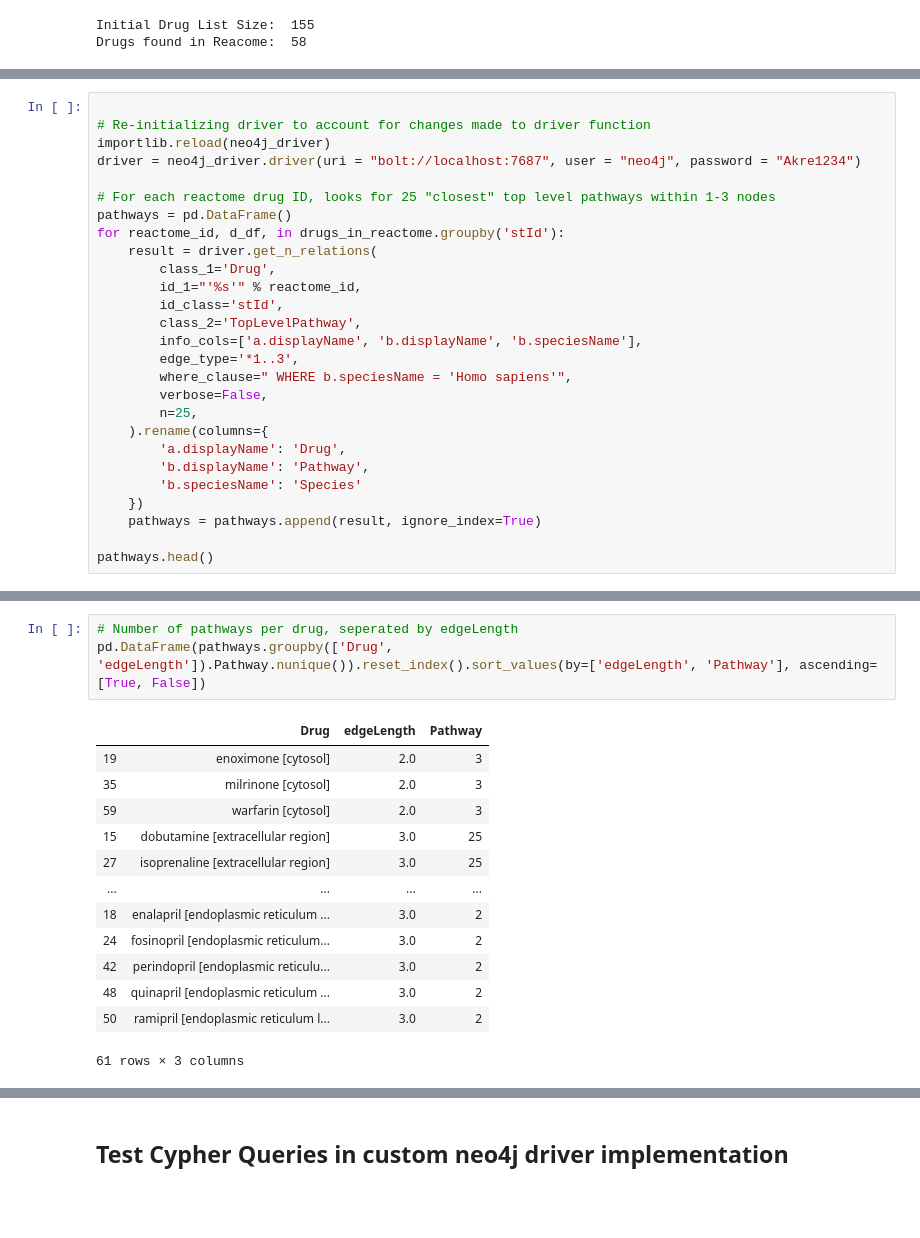
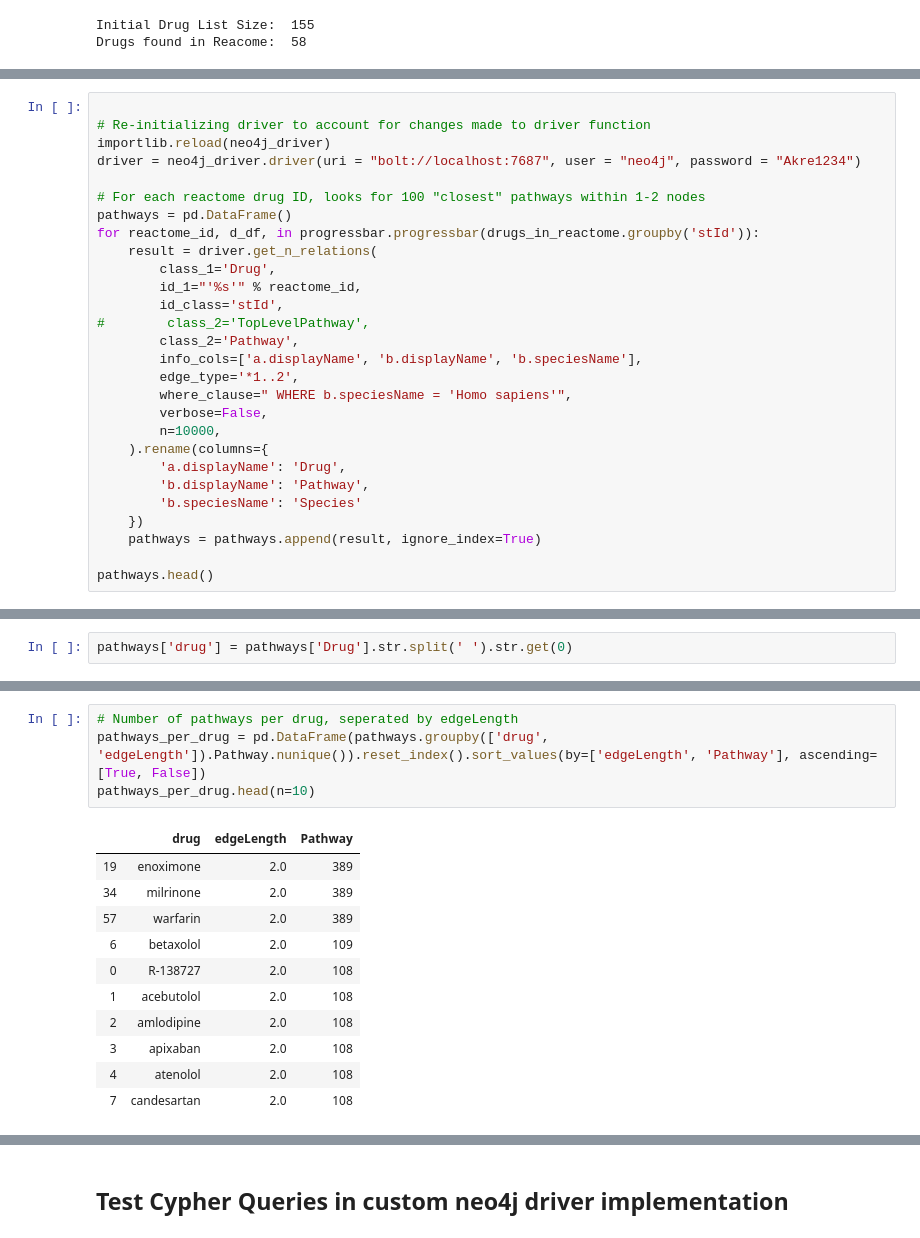
Before and after one commit to pinglab-intern/caseolap-pipeline, a Jupyter notebook: Explore_Drug_chemical_OxStress.ipynb, the cells around one changed output, grey strips where cells are left out. Drawn from its saved outputs; the diff is of its cells as text; blank space fills up the shorter version.

```diff
--- a/Explore_Drug_chemical_OxStress.ipynb
+++ b/Explore_Drug_chemical_OxStress.ipynb
@@ -92,19 +95,20 @@ Drugs found in Reacome:  58
 importlib.reload(neo4j_driver)
 driver = neo4j_driver.driver(uri = "bolt://localhost:7687", user = "neo4j", password = "Akre1234")
 
-# For each reactome drug ID, looks for 25 "closest" top level pathways within 1-3 nodes
+# For each reactome drug ID, looks for 100 "closest" pathways within 1-2 nodes
 pathways = pd.DataFrame()
-for reactome_id, d_df, in drugs_in_reactome.groupby('stId'):
+for reactome_id, d_df, in progressbar.progressbar(drugs_in_reactome.groupby('stId')):
     result = driver.get_n_relations(
         class_1='Drug',
         id_1="'%s'" % reactome_id,
         id_class='stId',
-        class_2='TopLevelPathway',
+#        class_2='TopLevelPathway',
+        class_2='Pathway',
         info_cols=['a.displayName', 'b.displayName', 'b.speciesName'],
-        edge_type='*1..3',
+        edge_type='*1..2',
         where_clause=" WHERE b.speciesName = 'Homo sapiens'",
         verbose=False,
-        n=25,
+        n=10000,
     ).rename(columns={
         'a.displayName': 'Drug',
         'b.displayName': 'Pathway',
@@ -123,2 +128,4 @@ pathways.head()
+# %%
+pathways['drug'] = pathways['Drug'].str.split(' ').str.get(0)
 # %%
 # Number of drugs per pathway, seperated by edgelength
@@ -145,17 +146,16 @@ pd.DataFrame(pathways.groupby(['Pathway', 'edgeLength']).Drug.nunique())
 # %%
 # Number of pathways per drug, seperated by edgeLength
-pd.DataFrame(pathways.groupby(['Drug', 'edgeLength']).Pathway.nunique()).reset_index().sort_values(by=['edgeLength', 'Pathway'], ascending=[True, False])
+pathways_per_drug = pd.DataFrame(pathways.groupby(['drug', 'edgeLength']).Pathway.nunique()).reset_index().sort_values(by=['edgeLength', 'Pathway'], ascending=[True, False])
+pathways_per_drug.head(n=10)
 # %% [output]
-|  | Drug | edgeLength | Pathway |
-| 19 | enoximone [cytosol] | 2.0 | 3 |
-| 35 | milrinone [cytosol] | 2.0 | 3 |
-| 59 | warfarin [cytosol] | 2.0 | 3 |
-| 15 | dobutamine [extracellular region] | 3.0 | 25 |
-| 27 | isoprenaline [extracellular region] | 3.0 | 25 |
-| ... | ... | ... | ... |
-| 18 | enalapril [endoplasmic reticulum ... | 3.0 | 2 |
-| 24 | fosinopril [endoplasmic reticulum... | 3.0 | 2 |
-| 42 | perindopril [endoplasmic reticulu... | 3.0 | 2 |
-| 48 | quinapril [endoplasmic reticulum ... | 3.0 | 2 |
-| 50 | ramipril [endoplasmic reticulum l... | 3.0 | 2 |
+|  | drug | edgeLength | Pathway |
+| 19 | enoximone | 2.0 | 389 |
+| 34 | milrinone | 2.0 | 389 |
+| 57 | warfarin | 2.0 | 389 |
+| 6 | betaxolol | 2.0 | 109 |
+| 0 | R-138727 | 2.0 | 108 |
+| 1 | acebutolol | 2.0 | 108 |
+| 2 | amlodipine | 2.0 | 108 |
+| 3 | apixaban | 2.0 | 108 |
+| 4 | atenolol | 2.0 | 108 |
+| 7 | candesartan | 2.0 | 108 |
-61 rows × 3 columns
```
Also changed, not shown: parts of 6 cells of this notebook.
